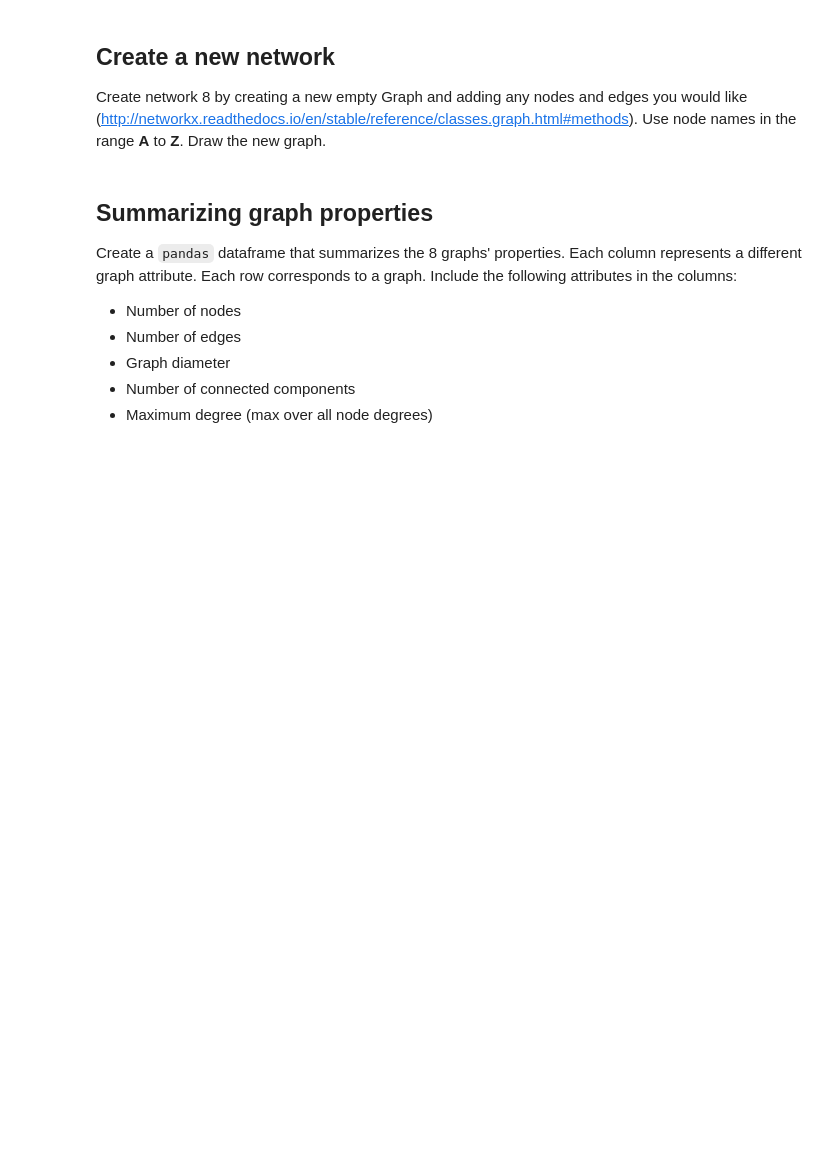
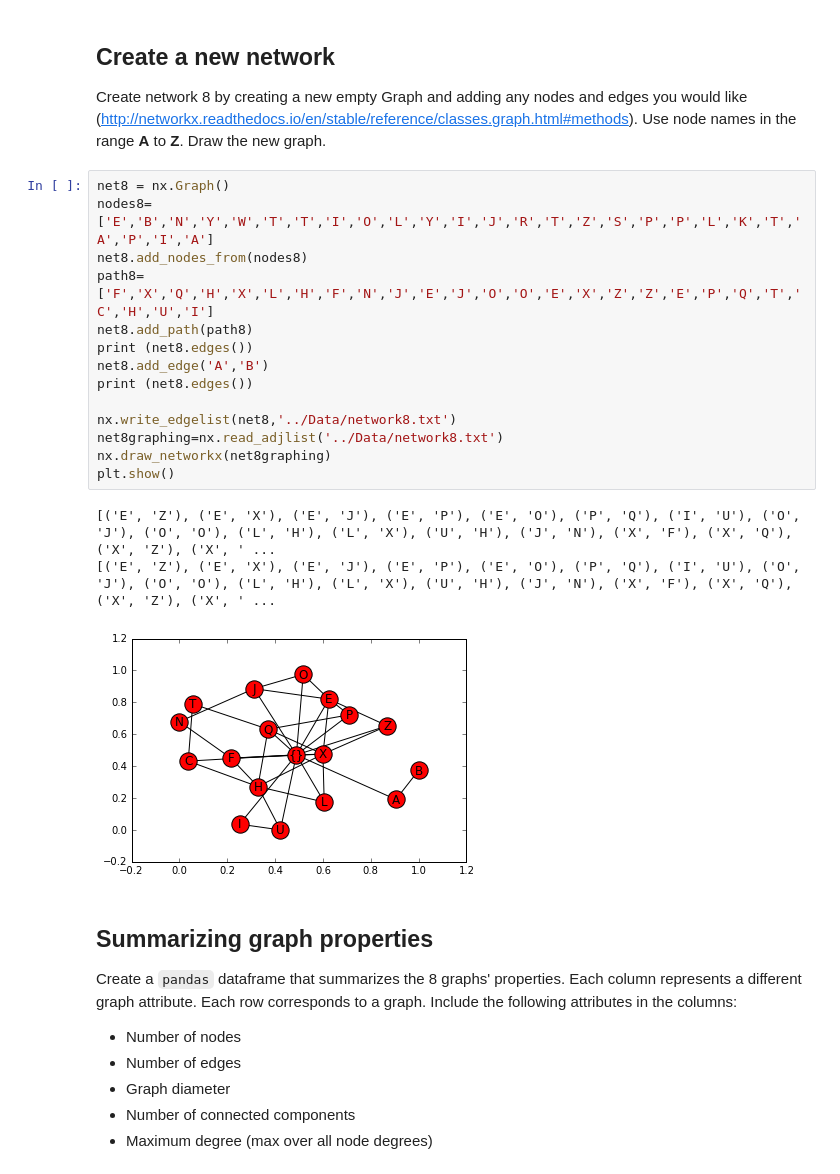
Before and after one commit to gitter-lab/network-notebook-examples, a Jupyter notebook: exercises/explore_networks.ipynb, the cells around one changed output. Cells and saved outputs as stored; diff of their text form; blank space fills up the shorter version.

```diff
--- a/exercises/explore_networks.ipynb
+++ b/exercises/explore_networks.ipynb
@@ -46,6 +313,24 @@ Create network 7 by taking the symmetric difference of network 2 and network 3 (
 # %% [markdown]
 ## Create a new network
 Create network 8 by creating a new empty Graph and adding any nodes and edges you would like (http://networkx.readthedocs.io/en/stable/reference/classes.graph.html#methods).  Use node names in the range **A** to **Z**.  Draw the new graph.
+# %%
+net8 = nx.Graph()
+nodes8=['E','B','N','Y','W','T','T','I','O','L','Y','I','J','R','T','Z','S','P','P','L','K','T','A','P','I','A']
+net8.add_nodes_from(nodes8)
+path8=['F','X','Q','H','X','L','H','F','N','J','E','J','O','O','E','X','Z','Z','E','P','Q','T','C','H','U','I']
+net8.add_path(path8)
+print (net8.edges())
+net8.add_edge('A','B')
+print (net8.edges())
+
+nx.write_edgelist(net8,'../Data/network8.txt')
+net8graphing=nx.read_adjlist('../Data/network8.txt')
+nx.draw_networkx(net8graphing)
+plt.show()
+# %% [output]
+[('E', 'Z'), ('E', 'X'), ('E', 'J'), ('E', 'P'), ('E', 'O'), ('P', 'Q'), ('I', 'U'), ('O', 'J'), ('O', 'O'), ('L', 'H'), ('L', 'X'), ('U', 'H'), ('J', 'N'), ('X', 'F'), ('X', 'Q'), ('X', 'Z'), ('X', ' ...
+[('E', 'Z'), ('E', 'X'), ('E', 'J'), ('E', 'P'), ('E', 'O'), ('P', 'Q'), ('I', 'U'), ('O', 'J'), ('O', 'O'), ('L', 'H'), ('L', 'X'), ('U', 'H'), ('J', 'N'), ('X', 'F'), ('X', 'Q'), ('X', 'Z'), ('X', ' ...
+[figure, added]
 # %% [markdown]
 ## Summarizing graph properties
 Create a `pandas` dataframe that summarizes the 8 graphs' properties.  Each column represents a different graph attribute.  Each row corresponds to a graph.  Include the following attributes in the columns:
```
Also changed, not shown: parts of 15 cells of this notebook, 9 other files.
